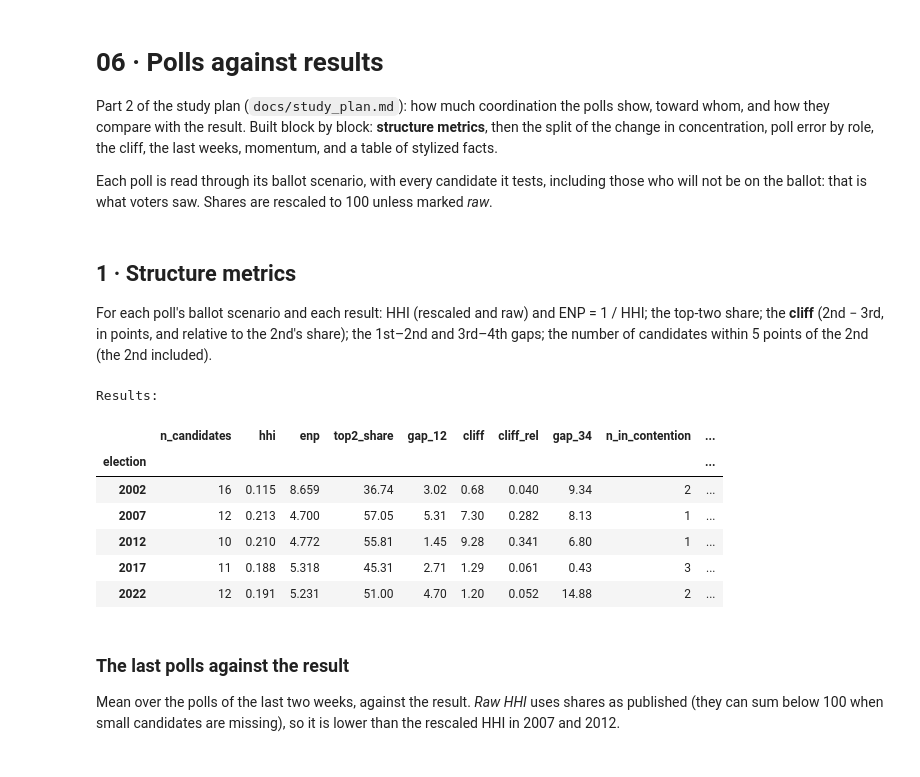
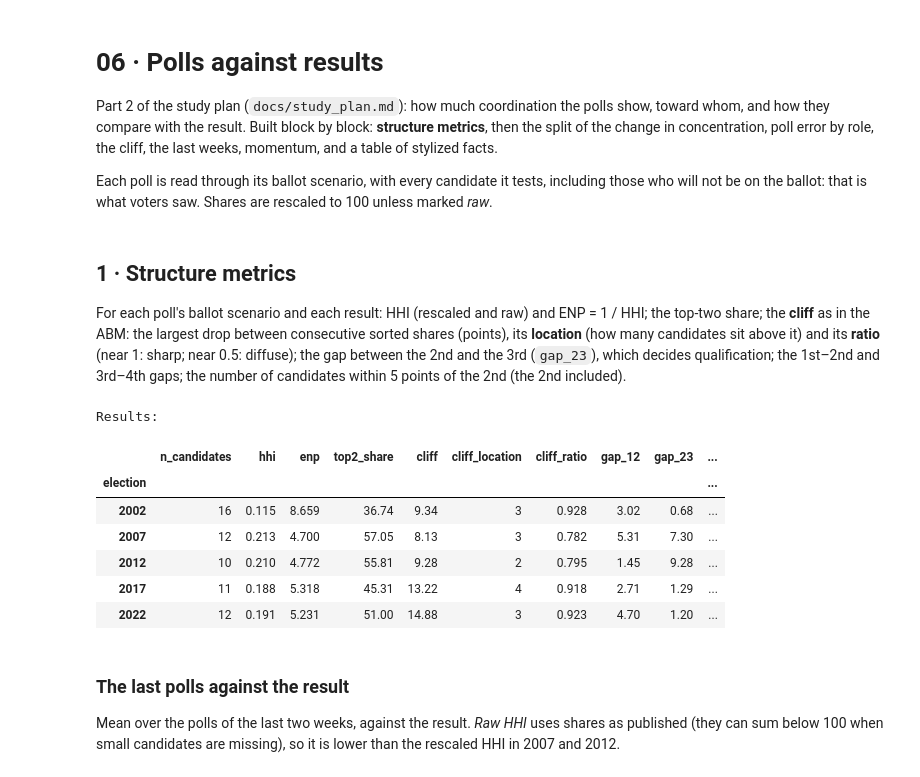
Before and after one commit to clarasalas/strategic-voting-polls-2RS, a Jupyter notebook: notebooks/06_polls_vs_results.ipynb, the cells around one changed output. Drawn from its saved outputs; the diff is of its cells as text; code cells hidden in the pictures.

```diff
--- a/notebooks/06_polls_vs_results.ipynb
+++ b/notebooks/06_polls_vs_results.ipynb
@@ -35,34 +35,36 @@ E_COLOURS = dict(zip(ELECTIONS, ["#9e0142", "#f46d43", "#e09000", "#2a9d8f", "#5
 ## 1 · Structure metrics
 
 For each poll's ballot scenario and each result: HHI (rescaled and raw) and ENP = 1 / HHI; the top-two share; the
-**cliff** (2nd − 3rd, in points, and relative to the 2nd's share); the 1st–2nd and 3rd–4th gaps; the number of
-candidates within 5 points of the 2nd (the 2nd included).
+**cliff** as in the ABM: the largest drop between consecutive sorted shares (points), its **location** (how many
+candidates sit above it) and its **ratio** (near 1: sharp; near 0.5: diffuse); the gap between the 2nd and the 3rd
+(`gap_23`), which decides qualification; the 1st–2nd and 3rd–4th gaps; the number of candidates within 5 points of
+the 2nd (the 2nd included).
 # %%
 per_poll = []
 for (e, pid), g in ballot.groupby(["election", "poll_id"]):
     st = metrics.structure(metrics.shares_of(g))
     per_poll.append(dict(election=e, poll_id=pid, days_before=g["days_before"].iloc[0], phase=g["phase"].iloc[0],
                          n_extra=int(g["slot"].isna().sum()), **st))
 per_poll = pd.DataFrame(per_poll)
 per_poll.round(4).to_csv(TABLES / "structure_by_poll.csv", index=False)
 
 res_rows = results.assign(share_status="value", share_upper_bound=np.nan)
 per_result = pd.DataFrame([dict(election=e, **metrics.structure(metrics.shares_of(g)))
                            for e, g in res_rows.groupby("election")]).set_index("election")
 per_result.round(4).to_csv(TABLES / "structure_results.csv")
-cols = ["n_candidates", "hhi", "enp", "top2_share", "gap_12", "cliff", "cliff_rel", "gap_34", "n_in_contention",
-        "first", "second", "third"]
+cols = ["n_candidates", "hhi", "enp", "top2_share", "cliff", "cliff_location", "cliff_ratio", "gap_12", "gap_23",
+        "gap_34", "n_in_contention", "first", "second", "third"]
 print("Results:")
 per_result[cols].round(3)
 # %% [output]
 Results:
-|  | n_candidates | hhi | enp | top2_share | gap_12 | cliff | cliff_rel | gap_34 | n_in_contention | ... |
+|  | n_candidates | hhi | enp | top2_share | cliff | cliff_location | cliff_ratio | gap_12 | gap_23 | ... |
 | election |  |  |  |  |  |  |  |  |  | ... |
-| 2002 | 16 | 0.115 | 8.659 | 36.74 | 3.02 | 0.68 | 0.040 | 9.34 | 2 | ... |
-| 2007 | 12 | 0.213 | 4.700 | 57.05 | 5.31 | 7.30 | 0.282 | 8.13 | 1 | ... |
-| 2012 | 10 | 0.210 | 4.772 | 55.81 | 1.45 | 9.28 | 0.341 | 6.80 | 1 | ... |
-| 2017 | 11 | 0.188 | 5.318 | 45.31 | 2.71 | 1.29 | 0.061 | 0.43 | 3 | ... |
-| 2022 | 12 | 0.191 | 5.231 | 51.00 | 4.70 | 1.20 | 0.052 | 14.88 | 2 | ... |
+| 2002 | 16 | 0.115 | 8.659 | 36.74 | 9.34 | 3 | 0.928 | 3.02 | 0.68 | ... |
+| 2007 | 12 | 0.213 | 4.700 | 57.05 | 8.13 | 3 | 0.782 | 5.31 | 7.30 | ... |
+| 2012 | 10 | 0.210 | 4.772 | 55.81 | 9.28 | 2 | 0.795 | 1.45 | 9.28 | ... |
+| 2017 | 11 | 0.188 | 5.318 | 45.31 | 13.22 | 4 | 0.918 | 2.71 | 1.29 | ... |
+| 2022 | 12 | 0.191 | 5.231 | 51.00 | 14.88 | 3 | 0.923 | 4.70 | 1.20 | ... |
 # %% [markdown]
 ### The last polls against the result
 
```
Also changed, not shown: parts of 4 cells of this notebook, 11 other files.
